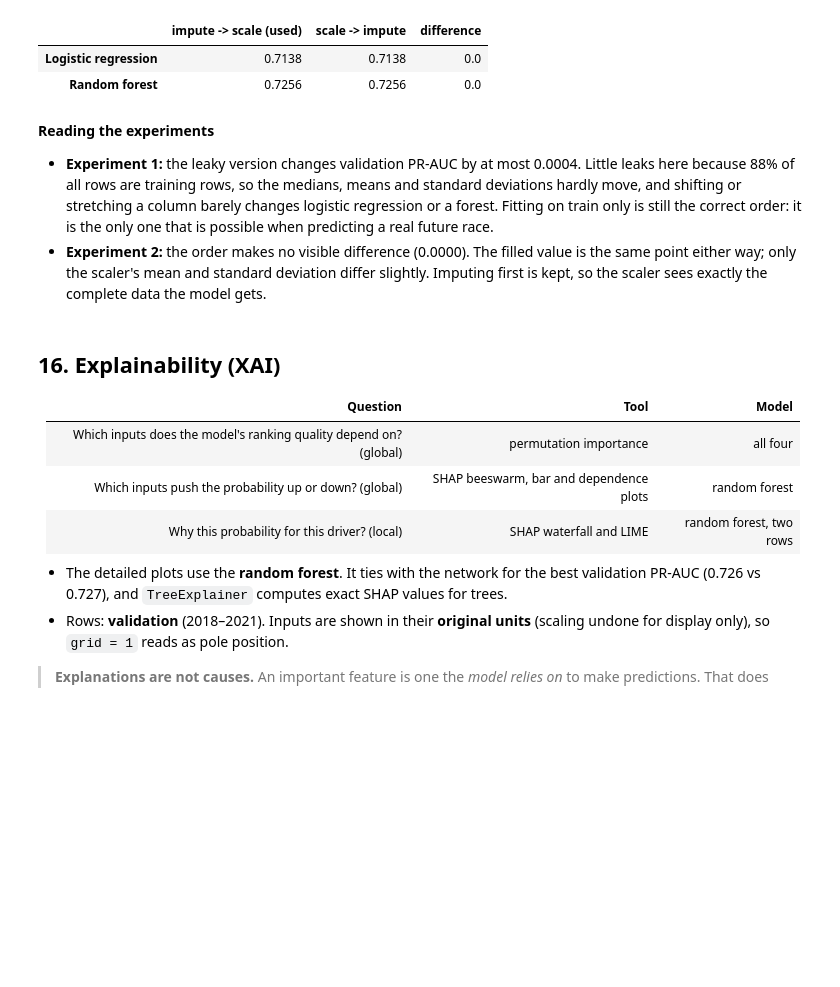
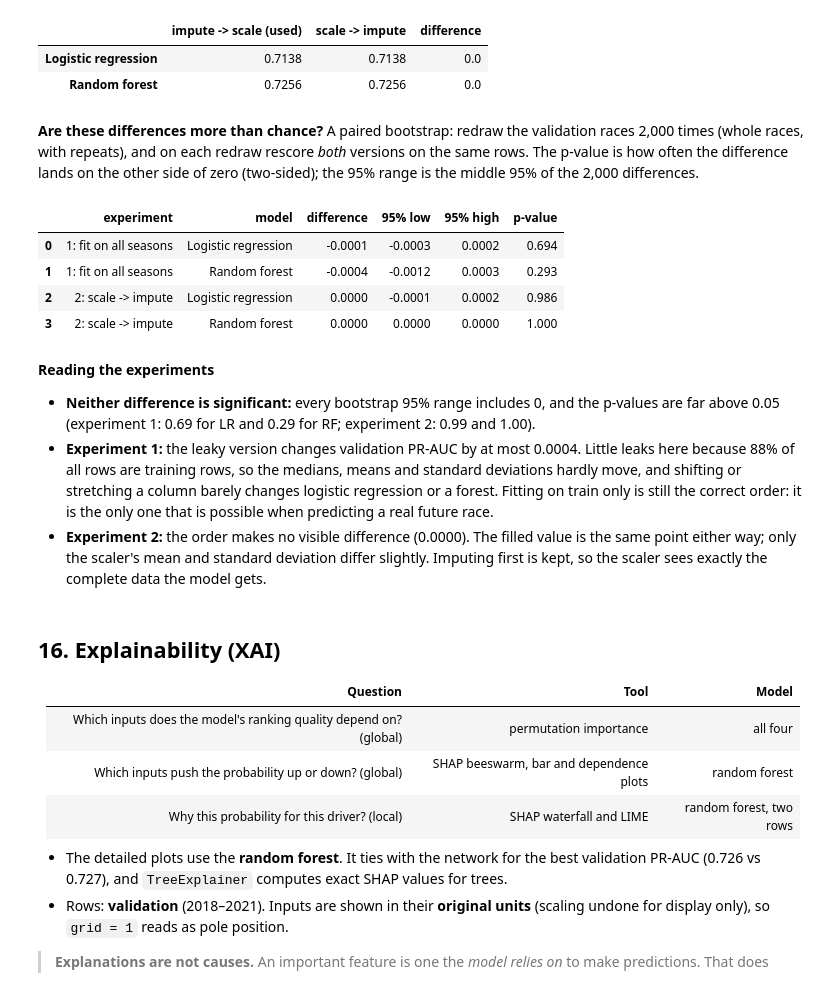
Before and after one commit to MohamedAyman04/f1-drivers, a Jupyter notebook: notebooks/f1_podium_prediction.ipynb, the cells around one changed output. Cells and saved outputs as stored; diff of their text form; code cells hidden in the pictures; blank space fills up the shorter version.

Commit message:
Modified the report and added the bootstrap cells

```diff
--- a/notebooks/f1_podium_prediction.ipynb
+++ b/notebooks/f1_podium_prediction.ipynb
@@ -1365,8 +1365,40 @@ exp2.round(4)
 |  | impute -> scale (used) | scale -> impute | difference |
 | Logistic regression | 0.7138 | 0.7138 | 0.0 |
 | Random forest | 0.7256 | 0.7256 | 0.0 |
+# %% [markdown]
+**Are these differences more than chance?** A paired bootstrap: redraw the validation races 2,000 times (whole races, with repeats), and on each redraw rescore *both* versions on the same rows. The p-value is how often the difference lands on the other side of zero (two-sided); the 95% range is the middle 95% of the 2,000 differences.
+# %%
+def val_preds(pipe=None, fit_on=None):
+    (Xtr, Xva, _), _ = prepare(SELECTED, pipe, fit_on)
+    return {m: clone(model).fit(Xtr, y_train).predict_proba(Xva)[:, 1]
+            for m, model in [("Logistic regression", lr_best), ("Random forest", rf_best)]}
+
+used = val_preds()
+variants = {"1: fit on all seasons": val_preds(fit_on=mt),
+            "2: scale -> impute": val_preds(make_pipeline(StandardScaler(), SimpleImputer(strategy="median")))}
+yv = y_val.to_numpy()
+races = list(va.reset_index(drop=True).groupby("raceId").indices.values())
+rng = np.random.default_rng(0)
+redraws = [np.concatenate([races[i] for i in rng.integers(0, len(races), len(races))]) for _ in range(2000)]
+
+rows = []
+for exp, alt in variants.items():
+    for m in used:
+        d = np.array([average_precision_score(yv[r], alt[m][r]) - average_precision_score(yv[r], used[m][r]) for r in redraws])
+        rows.append({"experiment": exp, "model": m,
+                     "difference": average_precision_score(yv, alt[m]) - average_precision_score(yv, used[m]),
+                     "95% low": np.percentile(d, 2.5), "95% high": np.percentile(d, 97.5),
+                     "p-value": min(1.0, 2 * min((d <= 0).mean(), (d >= 0).mean()))})
+pd.DataFrame(rows).round(4)
+# %% [output]
+|  | experiment | model | difference | 95% low | 95% high | p-value |
+| 0 | 1: fit on all seasons | Logistic regression | -0.0001 | -0.0003 | 0.0002 | 0.694 |
+| 1 | 1: fit on all seasons | Random forest | -0.0004 | -0.0012 | 0.0003 | 0.293 |
+| 2 | 2: scale -> impute | Logistic regression | 0.0000 | -0.0001 | 0.0002 | 0.986 |
+| 3 | 2: scale -> impute | Random forest | 0.0000 | 0.0000 | 0.0000 | 1.000 |
 # %% [markdown]
 **Reading the experiments**
+- **Neither difference is significant:** every bootstrap 95% range includes 0, and the p-values are far above 0.05 (experiment 1: 0.69 for LR and 0.29 for RF; experiment 2: 0.99 and 1.00).
 - **Experiment 1:** the leaky version changes validation PR-AUC by at most 0.0004. Little leaks here because 88% of all rows are training rows, so the medians, means and standard deviations hardly move, and shifting or stretching a column barely changes logistic regression or a forest. Fitting on train only is still the correct order: it is the only one that is possible when predicting a real future race.
 - **Experiment 2:** the order makes no visible difference (0.0000). The filled value is the same point either way; only the scaler's mean and standard deviation differ slightly. Imputing first is kept, so the scaler sees exactly the complete data the model gets.
 # %% [markdown]
```
Also changed, not shown: parts of 1 cell of this notebook, 15 other files.
